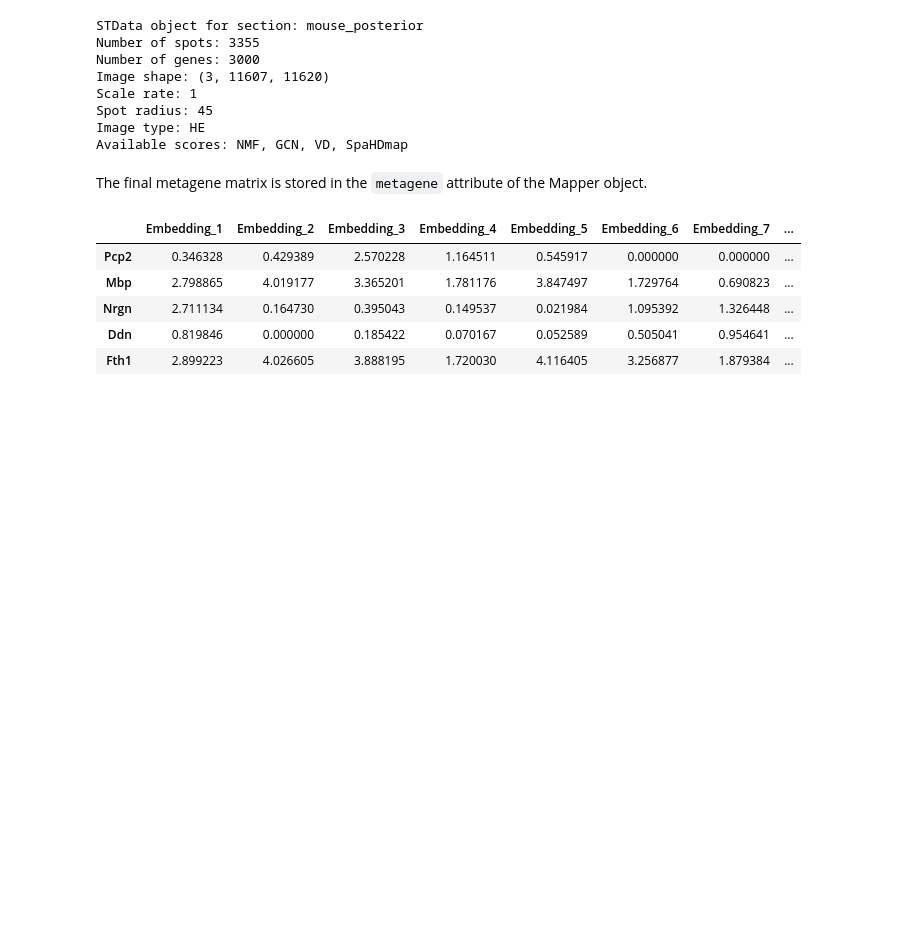
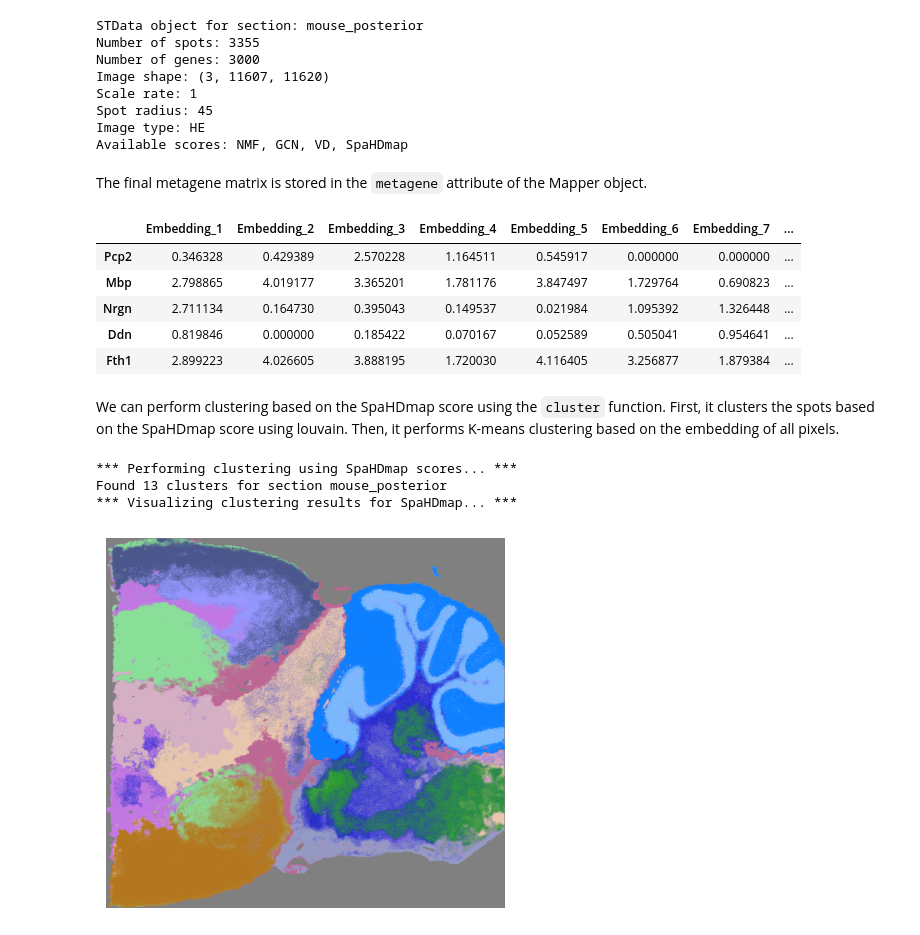
Before and after one commit to sldyns/SpaHDmap, a Jupyter notebook: docs/tutorials/HE-image.ipynb, the cells around one changed output. Cells and saved outputs as stored; diff of their text form; code cells hidden in the pictures; blank space fills up the shorter version.

Commit message:
Add code for clustering

```diff
--- a/docs/tutorials/HE-image.ipynb
+++ b/docs/tutorials/HE-image.ipynb
@@ -352,3 +352,12 @@ mapper.metagene.head()
 | Nrgn | 2.711134 | 0.164730 | 0.395043 | 0.149537 | 0.021984 | 1.095392 | 1.326448 | ... |
 | Ddn | 0.819846 | 0.000000 | 0.185422 | 0.070167 | 0.052589 | 0.505041 | 0.954641 | ... |
 | Fth1 | 2.899223 | 4.026605 | 3.888195 | 1.720030 | 4.116405 | 3.256877 | 1.879384 | ... |
+# %% [markdown]
+We can perform clustering based on the SpaHDmap score using the `cluster` function. First, it clusters the spots based on the SpaHDmap score using louvain. Then, it performs K-means clustering based on the embedding of all pixels.
+# %%
+mapper.cluster(use_score='SpaHDmap', resolution=0.8, show=True)
+# %% [output]
+*** Performing clustering using SpaHDmap scores... ***
+Found 13 clusters for section mouse_posterior
+*** Visualizing clustering results for SpaHDmap... ***
+[figure, added]
```
Also changed, not shown: parts of 5 cells of this notebook, 6 other files.
